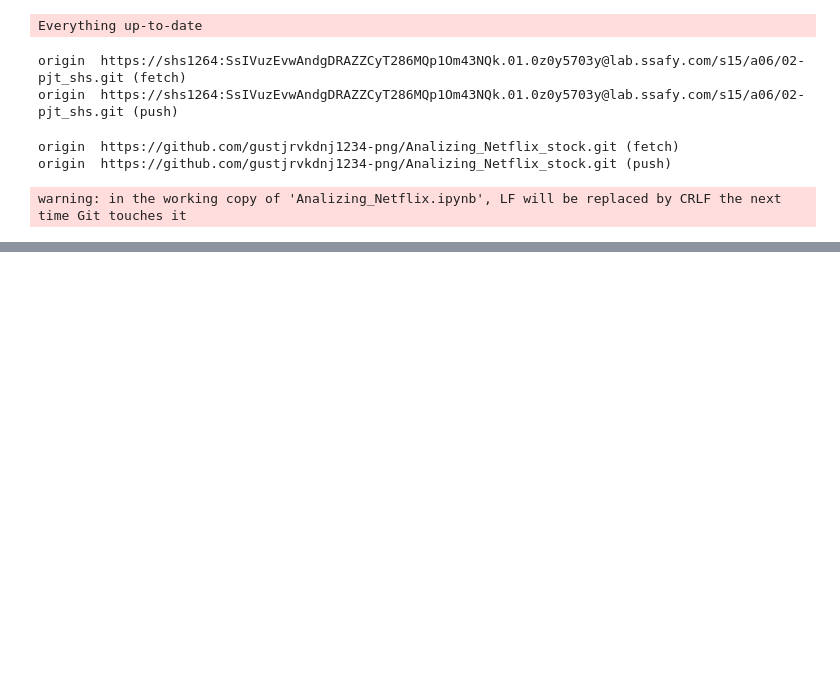
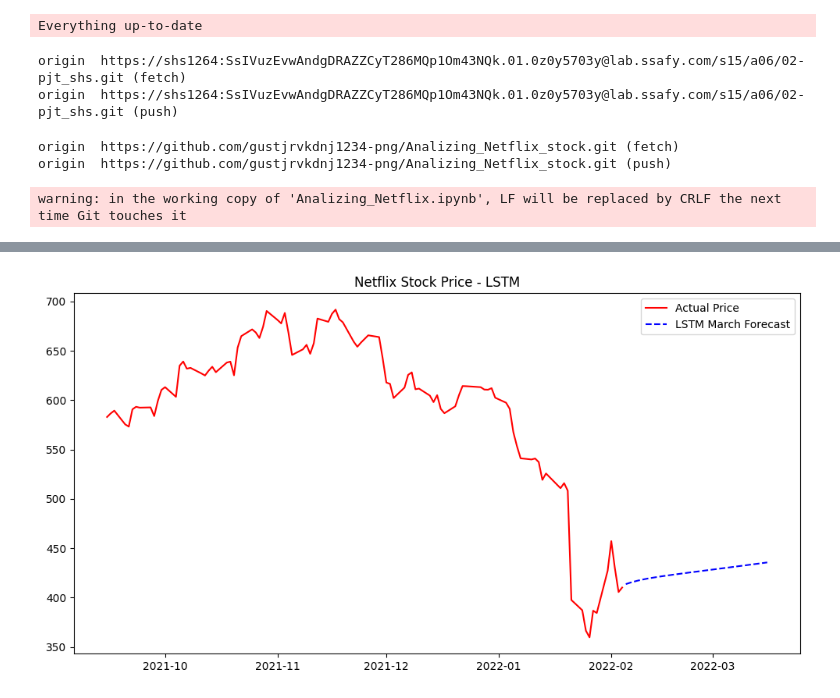
Before and after one commit to gustjrvkdnj1234-png/Analizing_Netflix_stock, a Jupyter notebook: Analizing_Netflix.ipynb, the cells around one changed output, grey strips where cells are left out. Cells and saved outputs as stored; diff of their text form; code cells hidden in the pictures; blank space fills up the shorter version.

```diff
--- a/Analizing_Netflix.ipynb
+++ b/Analizing_Netflix.ipynb
@@ -431,0 +450,7 @@ To https://github.com/gustjrvkdnj1234-png/Analizing_Netflix_stock.git
+# %%
+data = df[['Close']].values
+
+scaler = MinMaxScaler()
+scaled = scaler.fit_transform(data)
+
+print(data[0], scaled[0], sep = '\n')
@@ -431,0 +566,15 @@ To https://github.com/gustjrvkdnj1234-png/Analizing_Netflix_stock.git
+# %%
+last_date = df.index[-1]
+forecast_index = pd.date_range(start = last_date + pd.Timedelta(days=1), periods = 40)
+
+plt.figure(figsize=(12,6))
+
+plt.plot(df.index[-100:], df['Close'][-100:], label='Actual Price', color='red')
+plt.plot(forecast_index, future_predictions_rescaled, label = 'LSTM March Forecast', color ='blue', linestyle = '--')
+
+plt.title('Netflix Stock Price - LSTM')
+plt.legend()
+
+plt.show()
+# %% [output]
+[figure, added]
```
Also changed, not shown: parts of 14 cells of this notebook.
